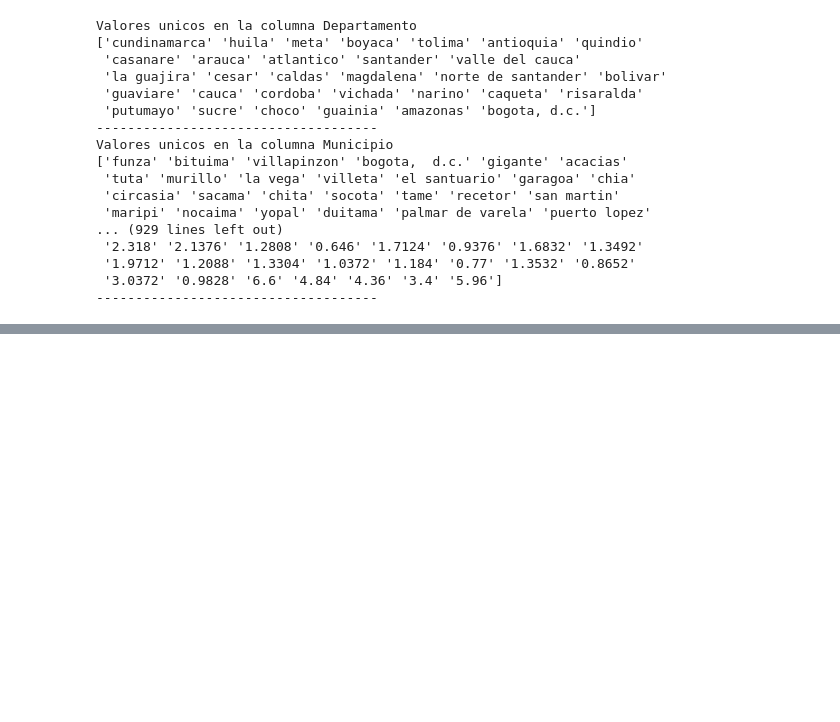
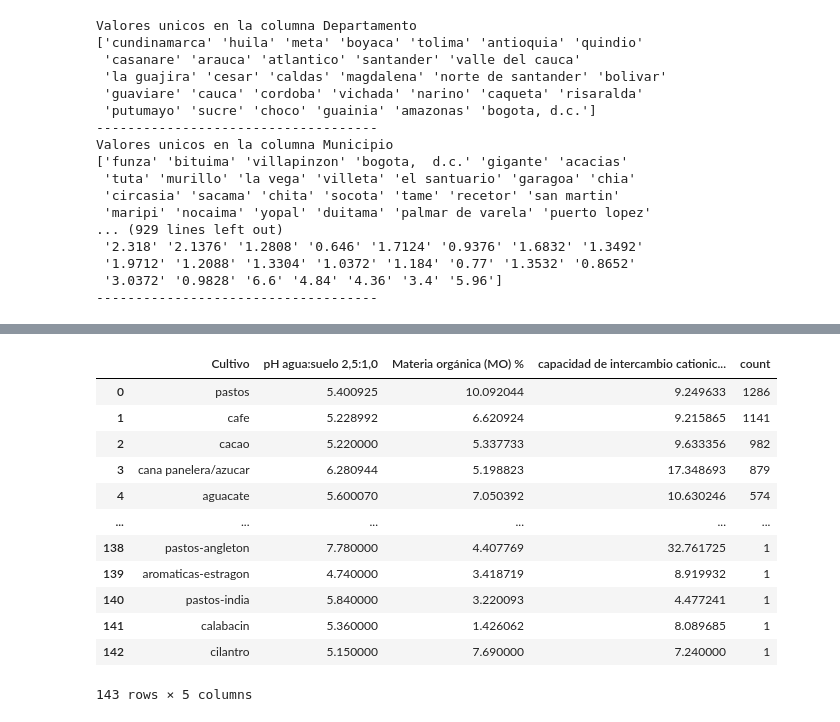
Before and after one commit to LotusZaheer/Soil-data-analysis, a Jupyter notebook: Data Analysis.ipynb, the cells around one changed output, grey strips where cells are left out. Saved outputs shown, nothing was run; the diff lists cells and outputs as text; code cells hidden in the pictures; blank space fills up the shorter version.

```diff
--- a/Data Analysis.ipynb
+++ b/Data Analysis.ipynb
@@ -216,0 +462,24 @@ Valores unicos en la columna Municipio
+# %%
+valores = ['Municipio','Cultivo','pH agua:suelo 2,5:1,0', 'Materia orgánica (MO) %', 'capacidad de intercambio cationico (CICE) suma de bases cmol(+)/kg']
+salud_del_suelo_cun = datos_filtrados[datos_filtrados['Departamento'].isin(['cundinamarca'])]
+salud_del_suelo_cun = salud_del_suelo_cun.loc[:, valores]
+salud_del_suelo_cun = salud_del_suelo_cun.groupby(['Cultivo'])[valores[2:]].mean()
+salud_del_suelo_cun['count'] = cultivos_mas_comunes_cundinamarca1.groupby(['Cultivo']).size()
+# salud_del_suelo_cun = salud_del_suelo_cun.sort_values(by=valores[2:], ascending=True)
+salud_del_suelo_cun = salud_del_suelo_cun.sort_values(by='count', ascending=False).reset_index()
+salud_del_suelo_cun_10 = salud_del_suelo_cun.head(10)
+salud_del_suelo_cun
+# %% [output]
+|  | Cultivo | pH agua:suelo 2,5:1,0 | Materia orgánica (MO) % | capacidad de intercambio cationic... | count |
+| 0 | pastos | 5.400925 | 10.092044 | 9.249633 | 1286 |
+| 1 | cafe | 5.228992 | 6.620924 | 9.215865 | 1141 |
+| 2 | cacao | 5.220000 | 5.337733 | 9.633356 | 982 |
+| 3 | cana panelera/azucar | 6.280944 | 5.198823 | 17.348693 | 879 |
+| 4 | aguacate | 5.600070 | 7.050392 | 10.630246 | 574 |
+| ... | ... | ... | ... | ... | ... |
+| 138 | pastos-angleton | 7.780000 | 4.407769 | 32.761725 | 1 |
+| 139 | aromaticas-estragon | 4.740000 | 3.418719 | 8.919932 | 1 |
+| 140 | pastos-india | 5.840000 | 3.220093 | 4.477241 | 1 |
+| 141 | calabacin | 5.360000 | 1.426062 | 8.089685 | 1 |
+| 142 | cilantro | 5.150000 | 7.690000 | 7.240000 | 1 |
+143 rows × 5 columns
```
Also changed, not shown: parts of 26 cells of this notebook, 4 other files.
